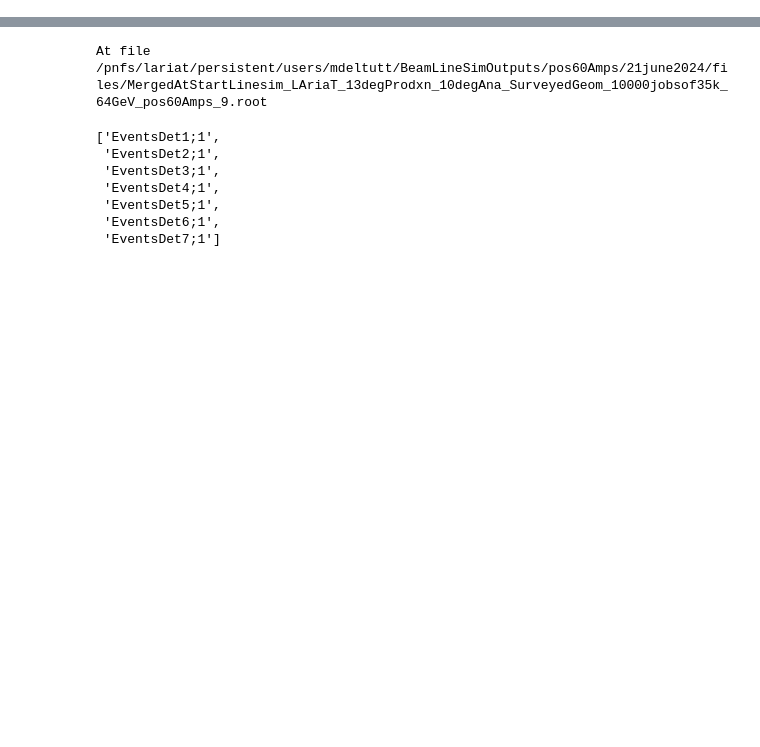
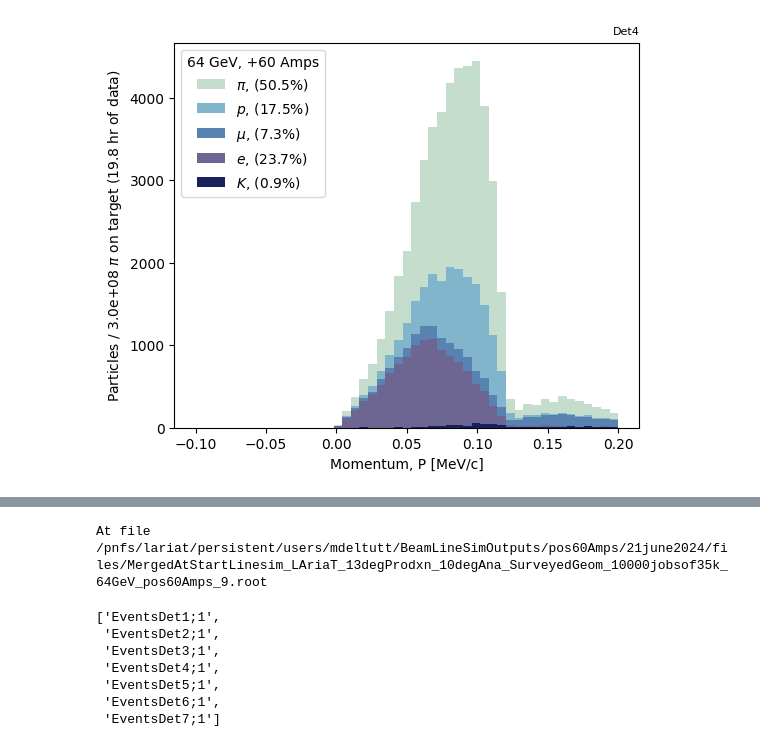
Before and after one commit to ArCS-FNAL/beamline, a Jupyter notebook: Analysis/BeamlineAna.ipynb, the cells around one changed output, grey strips where cells are left out. Saved outputs shown, nothing was run; the diff lists cells and outputs as text; code cells hidden in the pictures; blank space fills up the shorter version.

```diff
--- a/Analysis/BeamlineAna.ipynb
+++ b/Analysis/BeamlineAna.ipynb
@@ -170,0 +207,83 @@ for det in [4, 5, 6, 7]:
+# %%
+for det in [4, 7]:
+# for det in [4, 5, 6, 7, 8]:
+    # det = 4 # LAriAT location
+
+    if file[f'EventsDet{det}'].num_entries == 0:
+        print(f'No events for det {det}')
+        continue
+
+    branches = [f'PxDet{det}', f'PyDet{det}', f'PzDet{det}', f'PDGidDet{det}', f'TrackPresentDet{det}']
+    arrays = file[f'EventsDet{det}'].arrays(branches)#, entry_stop=2000)
+    mask = arrays[f'TrackPresentDet{det}'] == True
+
+    px = arrays[f'PxDet{det}'][mask]
+    py = arrays[f'PyDet{det}'][mask]
+    pz = arrays[f'PzDet{det}'][mask]
+    p = np.sqrt(px**2 + py**2 + pz**2)
+    pdg = arrays[f'PDGidDet{det}'][mask]
+
+    theta = np.arccos(pz / p)
+    phi = np.arctan2(py, px)
+
+    var = theta
+
+    kaons = var[np.abs(pdg)==321]
+    electrons = var[np.abs(pdg)==11]
+    muons = var[np.abs(pdg)==13]
+    protons = var[np.abs(pdg)==2212]
+    pions = var[np.abs(pdg)==211]
+    others = var[ (np.abs(pdg)!=321) & (np.abs(pdg)!=11) & (np.abs(pdg)!=13) & (np.abs(pdg)!=2212) & (np.abs(pdg)!=211)]
+    gamma = var[np.abs(pdg)==22]
+
+    values = [
+        # p_others,
+        # p_gamma,
+        var[np.abs(pdg)==321],
+        var[np.abs(pdg)==11],
+        var[np.abs(pdg)==13],
+        var[np.abs(pdg)==2212],
+        var[np.abs(pdg)==211],
+    ]
+
+    tot = len(kaons) + len(electrons) + len(muons) + len(protons) + len(pions)
+    # tot += len(others)
+    # tot += len(gamma)
+
+    labels = [
+        # 'others' + f', ({len(others) / tot * 100:.1f}%)',
+        # 'gamma' + f', ({len(gamma) / tot * 100:.1f}%)',
+        r'$K$' + f', ({len(kaons) / tot * 100:.1f}%)',
+        r'$e$' + f', ({len(electrons) / tot * 100:.1f}%)',
+        r'$\mu$' + f', ({len(muons) / tot * 100:.1f}%)',
+        r'$p$' + f', ({len(protons) / tot * 100:.1f}%)',
+        r'$\pi$' + f', ({len(pions) / tot * 100:.1f}%)'
+    ]
+
+    fig, ax = plt.subplots(ncols=1, nrows=1, figsize=(6, 5))
+
+    # bins = np.linspace(-np.pi, np.pi, 50)
+    bins = np.linspace(-0.1, 0.2, 50)
+    # bins = np.linspace(0, 2500, 50)
+    # if det == 4:
+    #     bins = np.linspace(200, 1600, 30)
+    # if det == 5:
+    #     bins = np.linspace(150, 2500, 50)
+
+    ax.hist(values, bins=bins, color=colors, label=labels, stacked=True)
+
+    ax.legend()
+    handles, labels = ax.get_legend_handles_labels()
+    ax.legend(handles[::-1], labels[::-1], title='64 GeV, +60 Amps',)
+
+    ax.set_xlabel('Momentum, P [MeV/c]')
+    ax.set_ylabel(f'Particles / {n_pions:.1e} $\pi$ on target ({n_hours:.1f} hr of data)' )
+    ax.set_title(f'Det{det}', loc='right', fontsize=8)
+
+    if det == 7 or det == 8:
+        ax.set_yscale('log')
+
+    # plt.savefig(_save_dir + f'spectra_{config}_det{det}.pdf')
+    plt.show()
+# %% [output]
+[figure, added]
```
Also changed, not shown: parts of 9 cells of this notebook, 2 other files.
